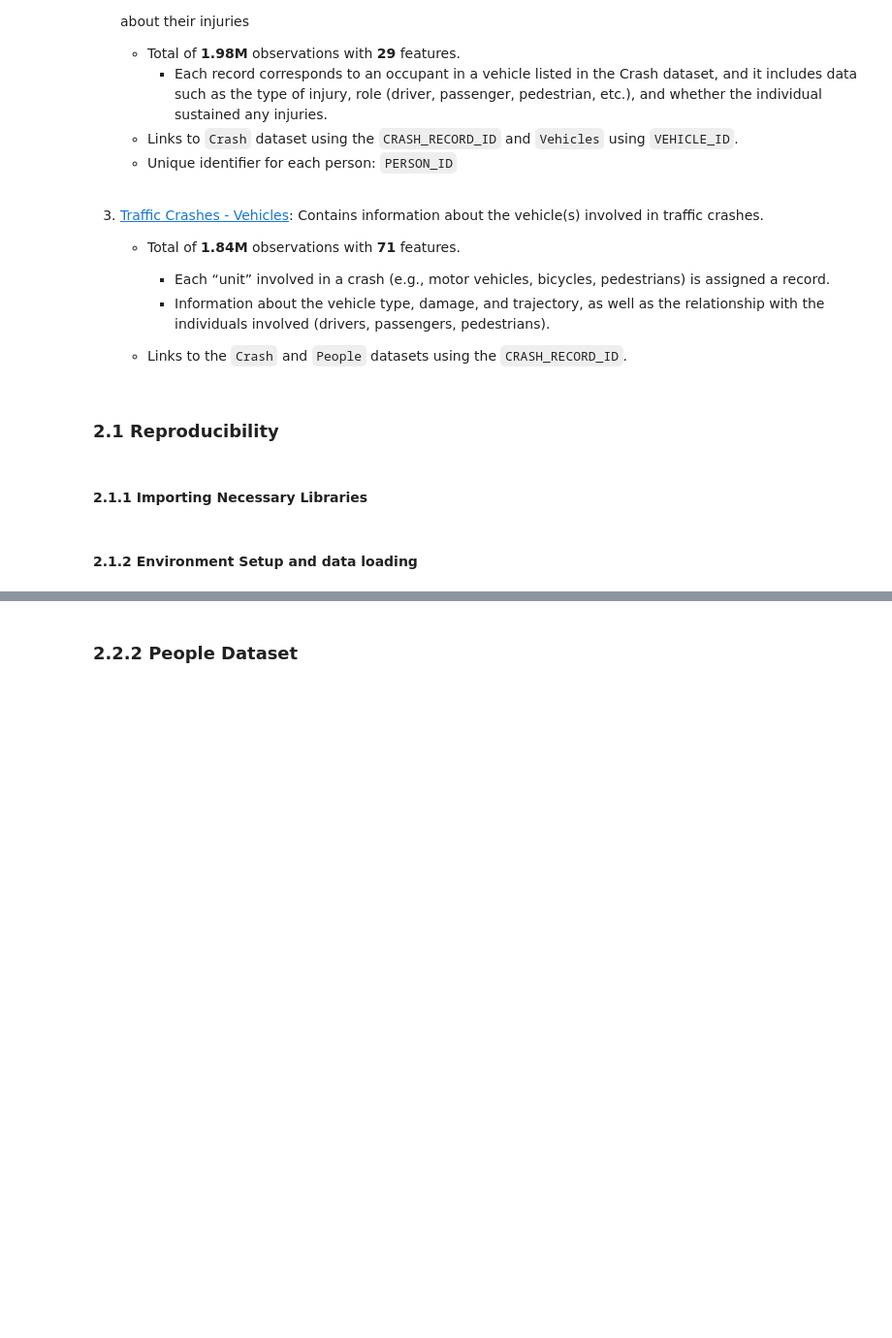
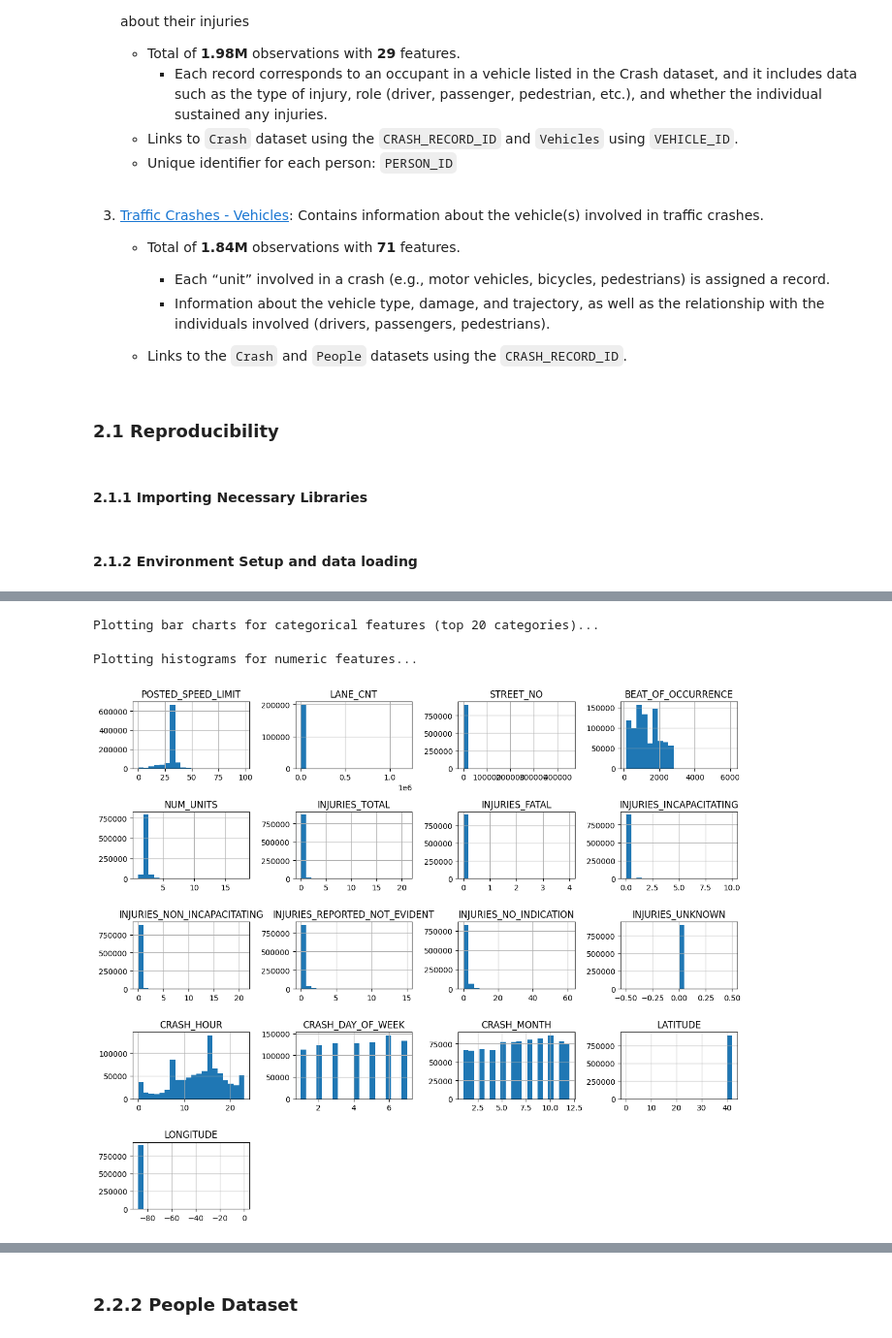
Before and after one commit to ckucewicz/traffic_crash_prediction, a Jupyter notebook: notebook.ipynb, the cells around one changed output, grey strips where cells are left out. Shown at 97% size. Drawn from its saved outputs; the diff is of its cells as text; code cells hidden in the pictures; blank space fills up the shorter version.

```diff
--- a/notebook.ipynb
+++ b/notebook.ipynb
@@ -289,0 +236,15 @@ def dataset_understanding(dataset_path, date_col=None):
+# %%
+def plot_histograms(df):
+
+    """
+    Plots histograms for numeric features in the dataset.
+
+    Parameters:
+    df (pandas.DataFrame): The dataset to plot histograms for.
+    """
+
+    numeric_cols = df.select_dtypes(include='number').columns
+    print("Plotting histograms for numeric features...\n")
+    df[numeric_cols].hist(bins=20, figsize=(12, 10))
+    plt.tight_layout()
+    plt.show()
@@ -320,0 +357,9 @@ Latest CRASH_DATE: 2024-12-14 00:08:00
+# %%
+plot_bar_charts(traffic_crashes_df)
+# %% [output]
+Plotting bar charts for categorical features (top 20 categories)...
+# %%
+plot_histograms(traffic_crashes_df)
+# %% [output]
+Plotting histograms for numeric features...
+[figure, added]
```
Also changed, not shown: parts of 40 cells of this notebook.
